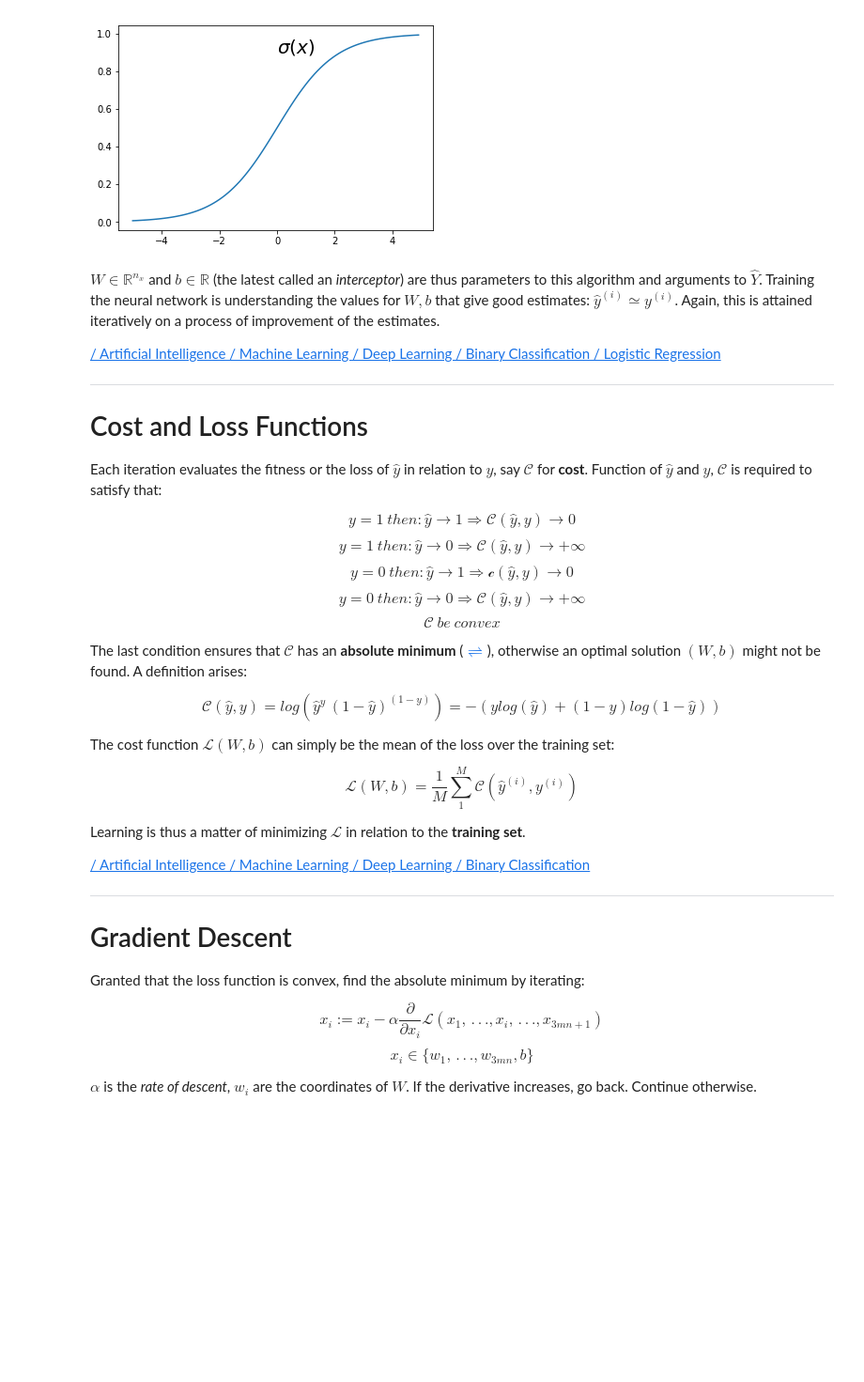
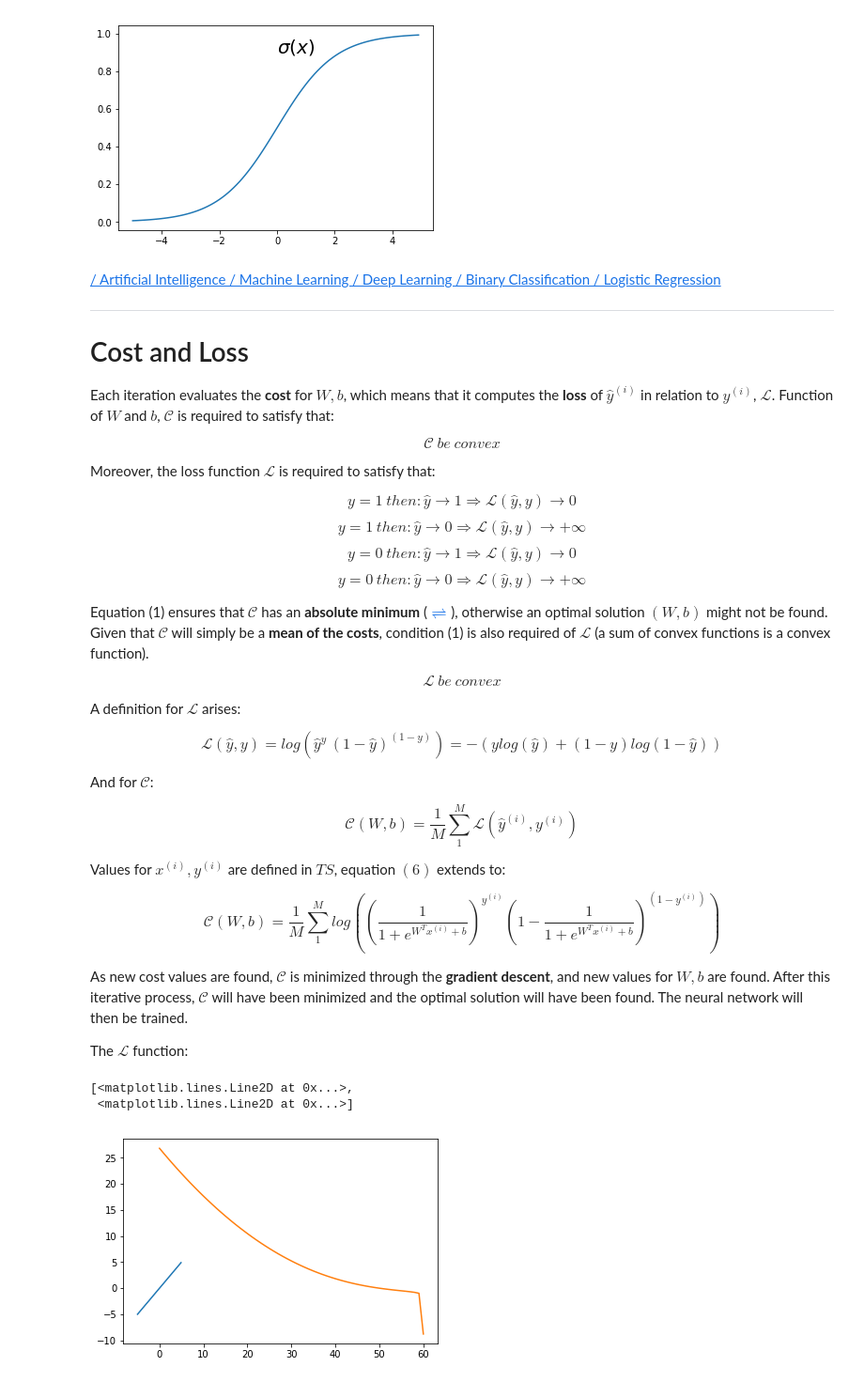
Before and after one commit to diogobaltazar/maths_cs_machine_learning, a Jupyter notebook: py_master.ipynb, the cells around one changed output. Shown at 94% size. Cells and saved outputs as stored; diff of their text form; code cells hidden in the pictures; blank space fills up the shorter version.

Commit message:
Revision on Binary Classification and Matrices

```diff
--- a/py_master.ipynb
+++ b/py_master.ipynb
@@ -1286,46 +1341,51 @@ plt.plot(xx, sigma(xx))
 [<matplotlib.lines.Line2D at 0x...>]
 [figure]
 # %% [markdown]
-$W \in \mathbb{R}^{n_x}$ and $b \in \mathbb{R}$ (the latest called an *interceptor*) are thus parameters to this algorithm and arguments to $\hat{Y}$. Training the neural network is understanding the values for $W, b$ that give good estimates: $\hat{y}^{(i)} \simeq y^{(i)}$. Again, this is attained iteratively on a process of improvement of the estimates.
-
-
 <a id='cost_loss_functions'></a>
 [/ Artificial Intelligence / Machine Learning / Deep Learning / Binary Classification / Logistic Regression](#logistic_regression)
 
 -----
 
-# Cost and Loss Functions
+# Cost and Loss
 
-Each iteration evaluates the fitness or the loss of $\hat{y}$ in relation to $y$, say $\mathcal{C}$ for **cost**. Function of $\hat{y}$ and $y$, $\mathcal{C}$  is required to satisfy that:
+Each iteration evaluates the **cost** for $W,b$, which means that it computes the **loss** of $\hat{y}^{(i)}$ in relation to $y^{(i)}$, $\mathcal{L}$. Function of $W$ and $b$, $\mathcal{C}$  is required to satisfy that:
 
-$$ y = 1 \:then: \hat{y} \longrightarrow 1 \Longrightarrow \mathcal{C}(\hat{y}, y) \longrightarrow 0\tag{1.1}$$
-$$ y = 1 \:then: \hat{y} \longrightarrow 0 \Longrightarrow \mathcal{C}(\hat{y}, y) \longrightarrow +\infty\tag{1.2}$$
-$$ y = 0 \:then: \hat{y} \longrightarrow 1 \Longrightarrow \mathcal{c}(\hat{y}, y) \longrightarrow 0\tag{2.1}$$
-$$ y = 0 \:then: \hat{y} \longrightarrow 0 \Longrightarrow \mathcal{C}(\hat{y}, y) \longrightarrow +\infty\tag{2.2}$$
-$$\mathcal{C} \:be \:convex\tag{3}$$
+$$\mathcal{C} \:be\:convex\tag{1}$$
 
-The last condition ensures that $\mathcal{C}$ has an **absolute minimum** ([$\rightleftharpoons$](#functions_properties)), otherwise an optimal solution $(W, b)$ might not be found.
-A definition arises:
+Moreover, the loss function $\mathcal{L}$ is required to satisfy that:
 
-$$\mathcal{C}(\hat{y}, y) = log(\hat{y}^y\,(1 - \hat{y})^{(1 - y)}) = -(ylog(\hat{y}) + (1 - y)log(1 - \hat{y}))\tag{4}$$
+$$ y = 1 \:then: \hat{y} \longrightarrow 1 \Longrightarrow \mathcal{L}(\hat{y}, y) \longrightarrow 0\tag{2.1}$$
+$$ y = 1 \:then: \hat{y} \longrightarrow 0 \Longrightarrow \mathcal{L}(\hat{y}, y) \longrightarrow +\infty\tag{2.2}$$
+$$ y = 0 \:then: \hat{y} \longrightarrow 1 \Longrightarrow \mathcal{L}(\hat{y}, y) \longrightarrow 0\tag{3.1}$$
+$$ y = 0 \:then: \hat{y} \longrightarrow 0 \Longrightarrow \mathcal{L}(\hat{y}, y) \longrightarrow +\infty\tag{3.2}$$
 
-The cost function $\mathcal{L}(W, b)$ can simply be the mean of the loss over the training set:
+Equation (1) ensures that $\mathcal{C}$ has an **absolute minimum** ([$\rightleftharpoons$](#functions_properties)), otherwise an optimal solution $(W, b)$ might not be found. Given that $\mathcal{C}$ will simply be a **mean of the costs**, condition (1) is also required of $\mathcal{L}$ (a sum of convex functions is a convex function).
 
-$$\mathcal{L}(W, b) = \frac{1}{M}\sum_{1}^{M}\mathcal{C}(\hat{y}^{(i)}, y^{(i)}) $$
+$$\mathcal{L} \:be\:convex\tag{4}$$
 
-Learning is thus a matter of minimizing $\mathcal{L}$ in relation to the **training set**.
+A definition for $\mathcal{L}$ arises:
 
-<a id='gradient_descent'></a>
-[/ Artificial Intelligence / Machine Learning / Deep Learning / Binary Classification](#machine_learning)
+$$\mathcal{L}(\hat{y}, y) = log(\hat{y}^y\,(1 - \hat{y})^{(1 - y)}) = -(ylog(\hat{y}) + (1 - y)log(1 - \hat{y}))\tag{5}$$
 
------
+And for $\mathcal{C}$:
 
-# Gradient Descent
+$$\mathcal{C}(W, b) = \frac{1}{M}\sum_{1}^{M}\mathcal{L}(\hat{y}^{(i)}, y^{(i)})\tag{6}$$
 
-Granted that the loss function is convex, find the absolute minimum by iterating:
+Values for $x^{(i)}, y^{(i)}$ are defined in $TS$, equation $(6)$ extends to:
 
-$$x_i := x_i - \alpha \frac{\partial}{\partial x_i}\mathcal{L}(x_1,\,.\,.\,.,x_i,\,.\,.\,.,x_{3mn + 1})\tag{1}$$
-$$x_i \in \{w_{1},\,.\,.\,.,w_{3mn}, b\}\tag{1.1}$$
+$$\mathcal{C}(W, b) = \frac{1}{M}\sum_{1}^{M}log((\frac{1}{1 + e^{W^Tx^{(i)}+b}})^{y^{(i)}}(1 - \frac{1}{1 + e^{W^Tx^{(i)}+b}})^{(1-y^{(i)})})$$
 
+As new cost values are found, $\mathcal{C}$ is minimized through the **gradient descent**, and new values for $W,b$ are found. After this iterative process, $\mathcal{C}$ will have been minimized and the optimal solution will have been found. The neural network will then be trained.
 
-$\alpha$ is the *rate of descent*, $w_{i}$ are the coordinates of $W$. If the derivative increases, go back. Continue otherwise.
+The $\mathcal{L}$ function:
+# %%
+def loss(x, y):
+    return np.log((sigma(x)**y)*(1-y)**(1-sigma(x)))
+
+xx = np.arange(-5., 5., .1)
+yy = np.arange(-5., 5., .1)
+plt.plot(xx, yy, loss(xx, yy))
+# %% [output]
+[<matplotlib.lines.Line2D at 0x...>,
+ <matplotlib.lines.Line2D at 0x...>]
+[figure, added]
```
Also changed, not shown: parts of 30 cells of this notebook.
